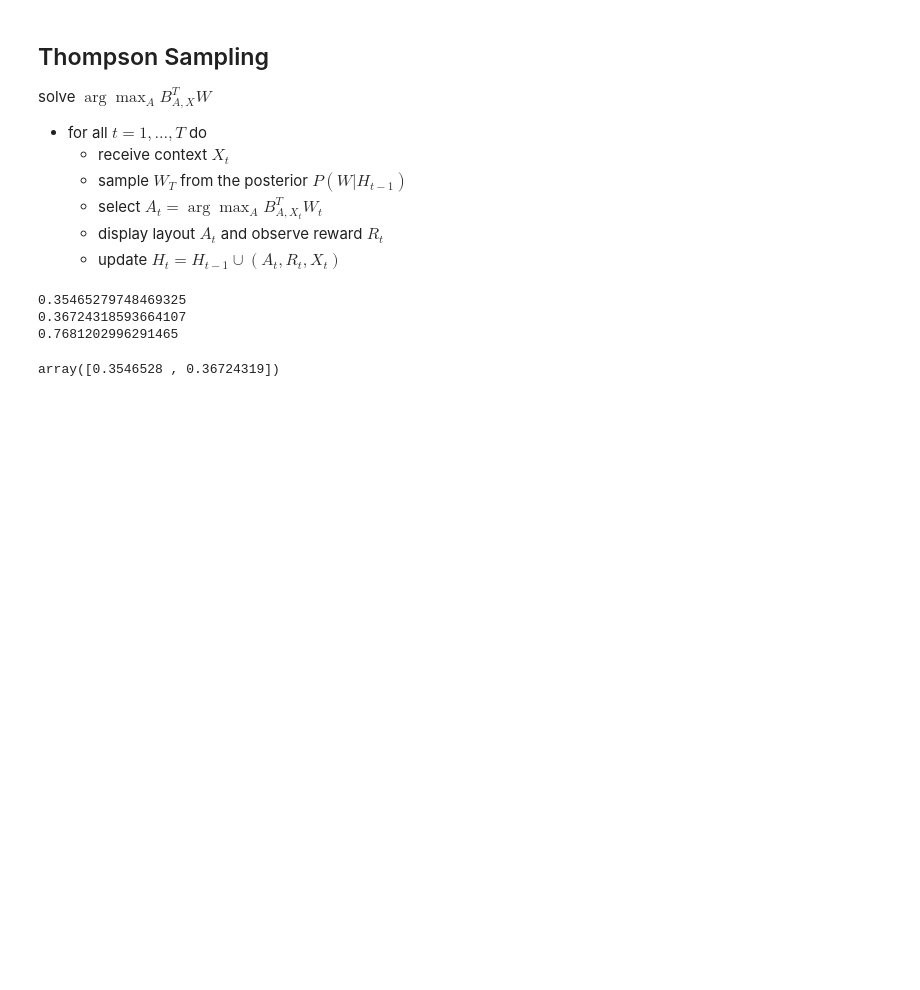
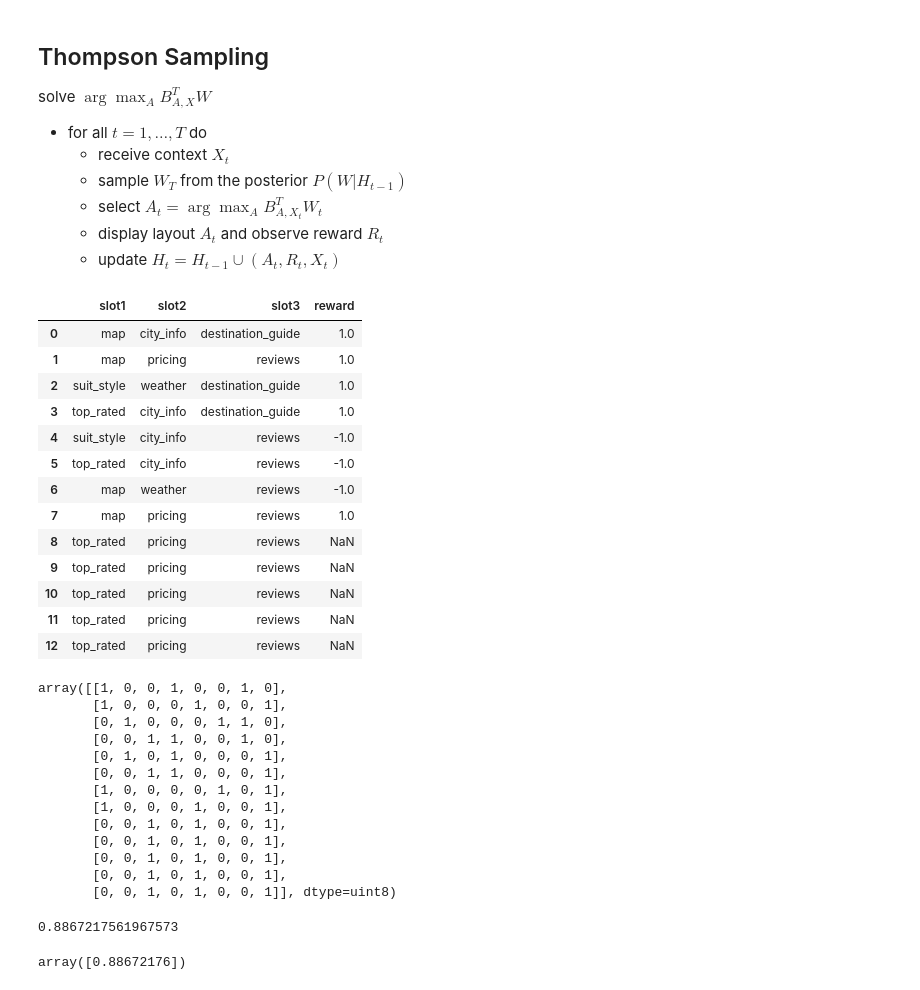
Before and after one commit to rfdickerson/multiarmed-bandits, a Jupyter notebook: Contextual Bandits.ipynb, the cells around one changed output. Saved outputs shown, nothing was run; the diff lists cells and outputs as text; code cells hidden in the pictures; blank space fills up the shorter version.

```diff
--- a/Contextual Bandits.ipynb
+++ b/Contextual Bandits.ipynb
@@ -282,27 +273,52 @@ solve $\arg \max_A B^T_{A, X} W$
     - select $A_t = \arg \max_A B^T_{A, X_t} W_t$
     - display layout $A_t$ and observe reward $R_t$
     - update $H_t = H_{t-1} \cup (A_t, R_t, X_t)$
-# %%
-w_tilde = np.random.normal(mu, sigma)
-
-b1 = feature_vector('top_rated', 'pricing', 'reviews')
-b2 = feature_vector('top_rated', 'pricing', 'destination_guide')
-b3 = feature_vector('suit_style', 'city_info', 'destination_guide')
-
-c1 = np.sum(b1*w_tilde)
-c2 = np.sum(b2*w_tilde)
-c3 = np.sum(b3*w_tilde)
-
-print(norm.cdf(c1))
-print(norm.cdf(c2))
-print(norm.cdf(c3))
-
-norm.cdf([c1, c2])
-# %% [output]
-0.35465279748469325
-0.36724318593664107
-0.7681202996291465
-array([0.3546528 , 0.36724319])
+# %%
+w_tilde = np.random.normal(mu, sigma)
+
+s1 = pd.Series(['top_rated', 'pricing', 'reviews'], index=["slot1", "slot2", "slot3"])
+df = df.append(s1, ignore_index=True)
+
+display(df)
+
+b1 = np.array(to_features(df))
+display(b1)
+
+c1 = np.sum(b1*w_tilde)
+
+display(norm.cdf(c1))
+
+norm.cdf([c1])
+# %% [output]
+|  | slot1 | slot2 | slot3 | reward |
+| 0 | map | city_info | destination_guide | 1.0 |
+| 1 | map | pricing | reviews | 1.0 |
+| 2 | suit_style | weather | destination_guide | 1.0 |
+| 3 | top_rated | city_info | destination_guide | 1.0 |
+| 4 | suit_style | city_info | reviews | -1.0 |
+| 5 | top_rated | city_info | reviews | -1.0 |
+| 6 | map | weather | reviews | -1.0 |
+| 7 | map | pricing | reviews | 1.0 |
+| 8 | top_rated | pricing | reviews | NaN |
+| 9 | top_rated | pricing | reviews | NaN |
+| 10 | top_rated | pricing | reviews | NaN |
+| 11 | top_rated | pricing | reviews | NaN |
+| 12 | top_rated | pricing | reviews | NaN |
+array([[1, 0, 0, 1, 0, 0, 1, 0],
+       [1, 0, 0, 0, 1, 0, 0, 1],
+       [0, 1, 0, 0, 0, 1, 1, 0],
+       [0, 0, 1, 1, 0, 0, 1, 0],
+       [0, 1, 0, 1, 0, 0, 0, 1],
+       [0, 0, 1, 1, 0, 0, 0, 1],
+       [1, 0, 0, 0, 0, 1, 0, 1],
+       [1, 0, 0, 0, 1, 0, 0, 1],
+       [0, 0, 1, 0, 1, 0, 0, 1],
+       [0, 0, 1, 0, 1, 0, 0, 1],
+       [0, 0, 1, 0, 1, 0, 0, 1],
+       [0, 0, 1, 0, 1, 0, 0, 1],
+       [0, 0, 1, 0, 1, 0, 0, 1]], dtype=uint8)
+0.8867217561967573
+array([0.88672176])
 # %%
 df
 # %% [output]
```
Also changed, not shown: parts of 7 cells of this notebook.
